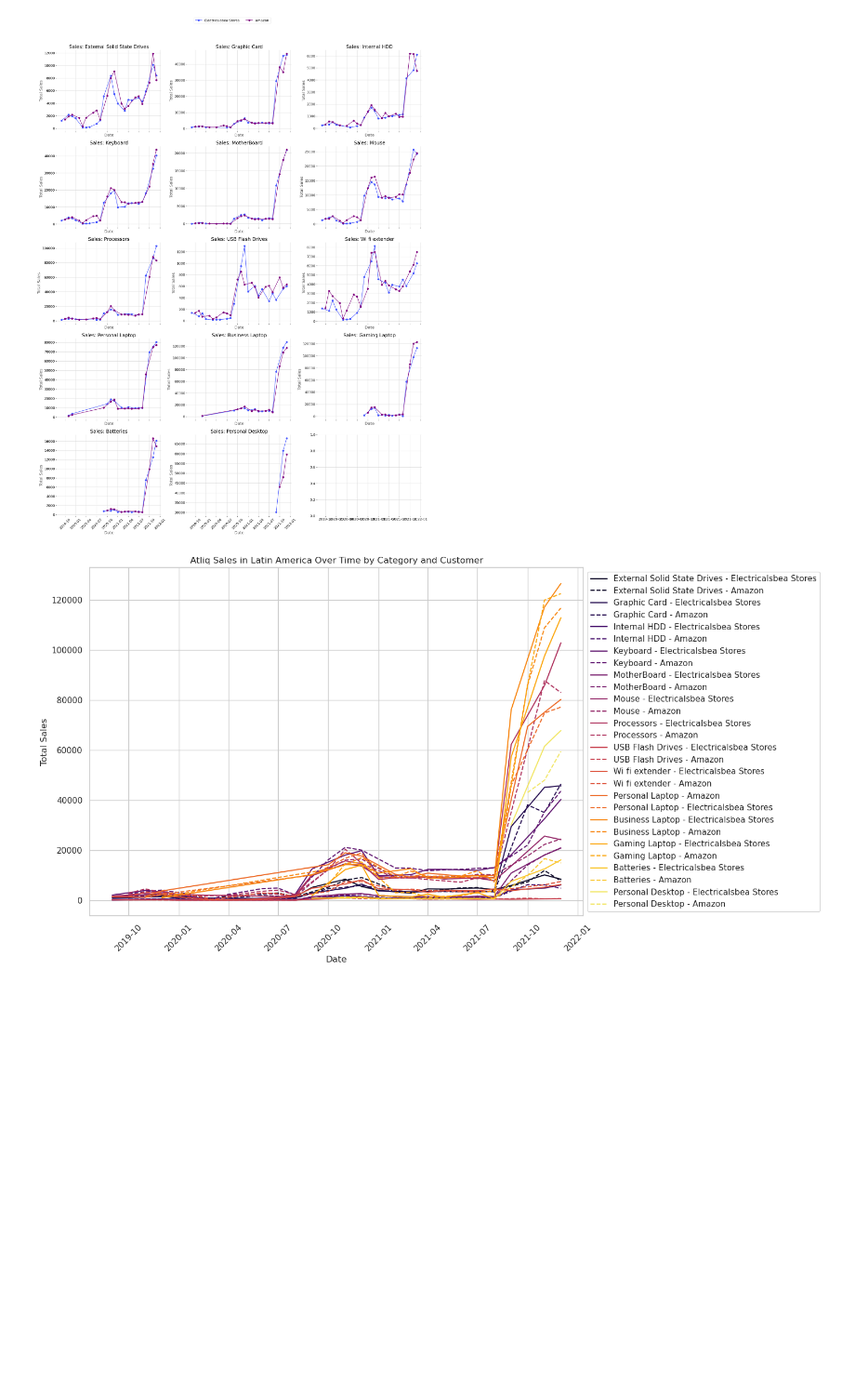
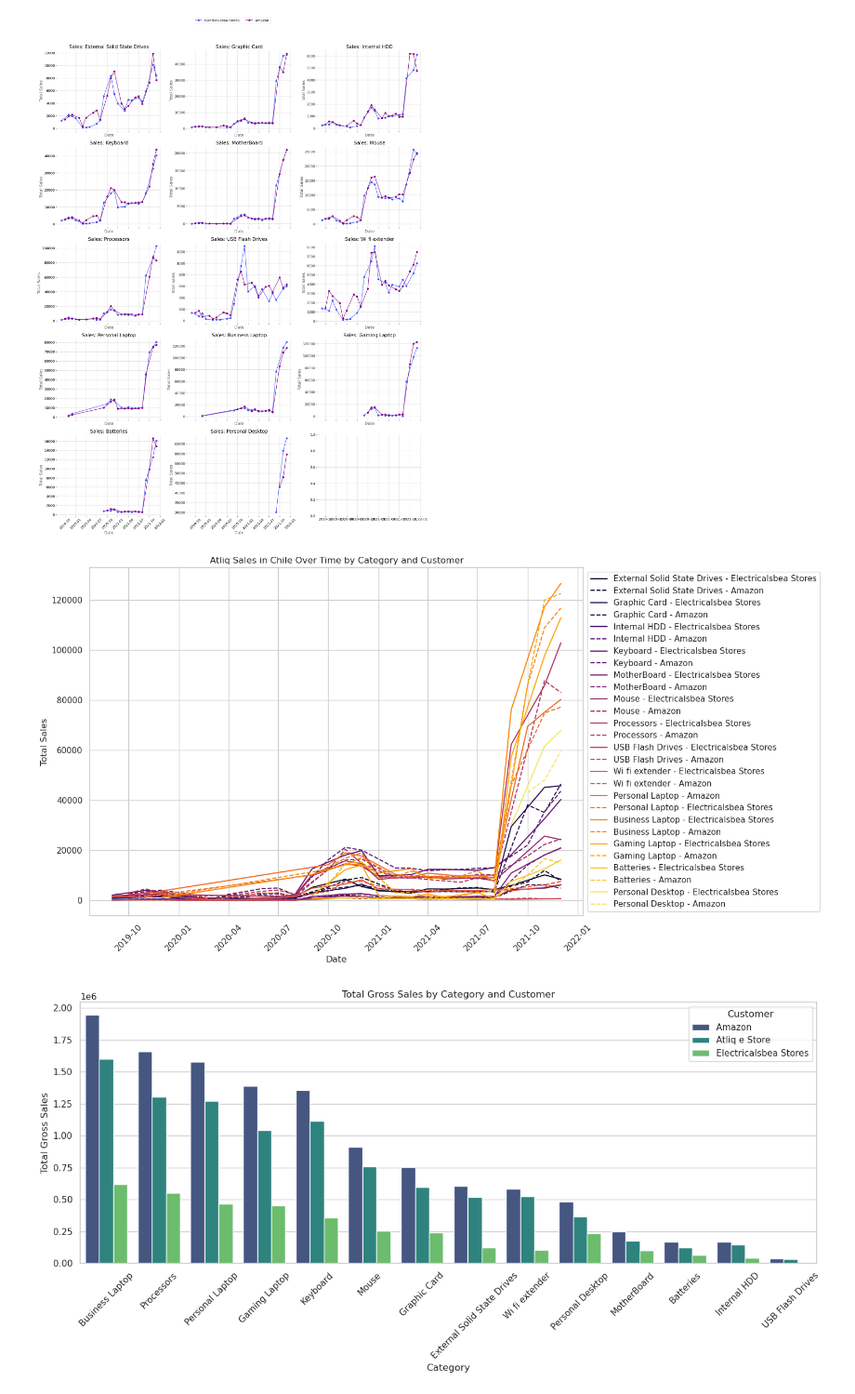
Before and after one commit to Daniboycg/Atliq_Database_Time-Series, a Jupyter notebook: src/notebooks/Summary.ipynb, the cells around one changed output. Shown: that part at 93% size. Cells and saved outputs as stored; diff of their text form; code cells hidden in the pictures; blank space fills up the shorter version.

```diff
--- a/src/notebooks/Summary.ipynb
+++ b/src/notebooks/Summary.ipynb
@@ -13,7 +13,7 @@ pd.set_option('display.max_rows',50)
 pd.set_option('display.max_columns',50)
 pd.options.display.float_format='{:,.2f}'.format
 # %%
-LATAM = pd.read_pickle("../../data/interim/AtliQ_sales_LATAM.pkl")
+LATAM = pd.read_pickle("../../data/raw/AtliQ_sales_LATAM.pkl")
 # Convert the 'date' column to datetime format
 LATAM['date'] = pd.to_datetime(LATAM['date'])
 plot_sales_with_moving_average(LATAM)
@@ -51,4 +51,8 @@ plot_sales_category_matrix(chile)
 # %%
 plot_sales_by_category(chile)
 # %% [output]
-[figure, old version]
+[figure, new version]
+# %%
+plot_sales_by_category_and_customer(LATAM)
+# %% [output]
+[figure, added]
```
Also changed, not shown: parts of 2 cells of this notebook, 3 other files.
